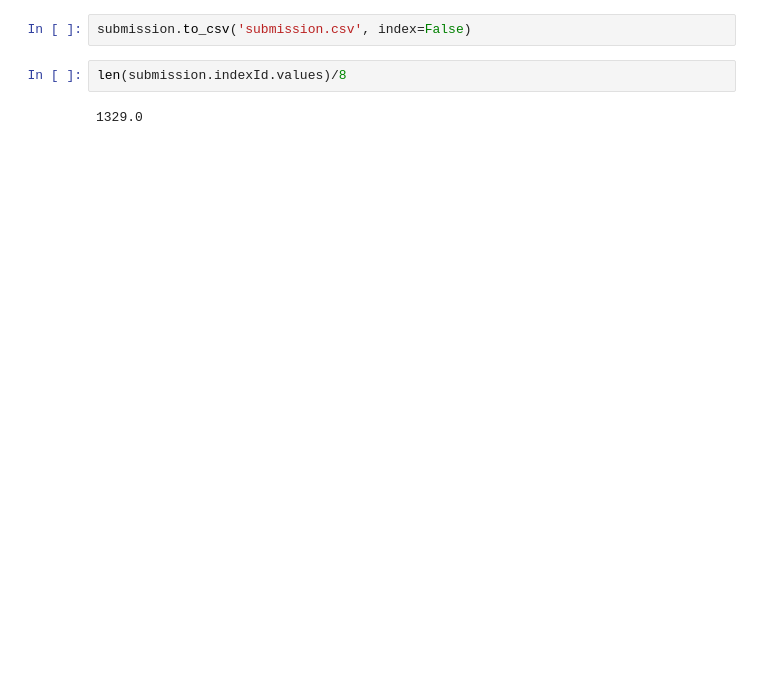
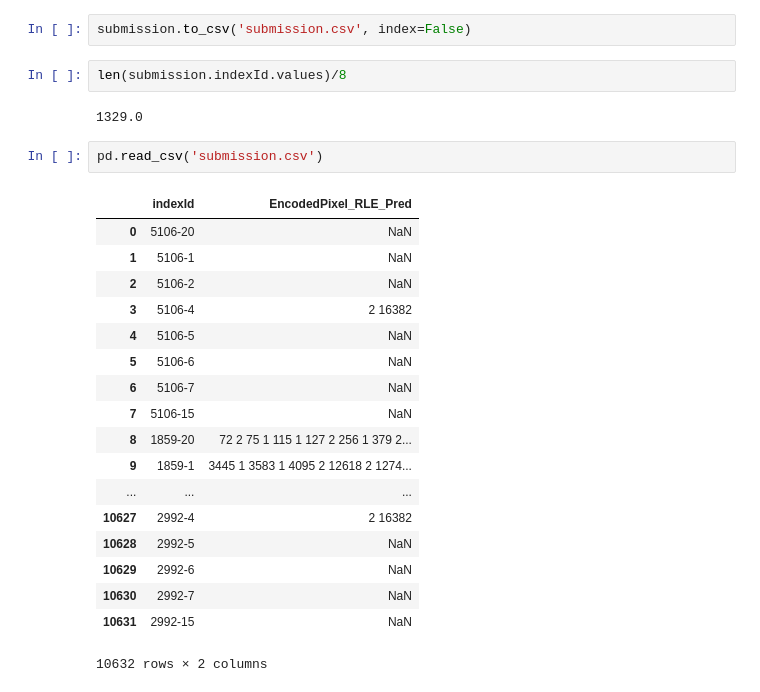
Before and after one commit to PrinceJavier/datos_segmentation, a Jupyter notebook: datos.model_pred.ipynb, the cells around one changed output. Cells and saved outputs as stored; diff of their text form; blank space fills up the shorter version.

```diff
--- a/datos.model_pred.ipynb
+++ b/datos.model_pred.ipynb
@@ -267,3 +296,24 @@ submission.to_csv('submission.csv', index=False)
 len(submission.indexId.values)/8
 # %% [output]
 1329.0
+# %%
+pd.read_csv('submission.csv')
+# %% [output]
+|  | indexId | EncodedPixel_RLE_Pred |
+| 0 | 5106-20 | NaN |
+| 1 | 5106-1 | NaN |
+| 2 | 5106-2 | NaN |
+| 3 | 5106-4 | 2 16382 |
+| 4 | 5106-5 | NaN |
+| 5 | 5106-6 | NaN |
+| 6 | 5106-7 | NaN |
+| 7 | 5106-15 | NaN |
+| 8 | 1859-20 | 72 2 75 1 115 1 127 2 256 1 379 2... |
+| 9 | 1859-1 | 3445 1 3583 1 4095 2 12618 2 1274... |
+| ... | ... | ... |
+| 10627 | 2992-4 | 2 16382 |
+| 10628 | 2992-5 | NaN |
+| 10629 | 2992-6 | NaN |
+| 10630 | 2992-7 | NaN |
+| 10631 | 2992-15 | NaN |
+10632 rows × 2 columns
```
Also changed, not shown: parts of 9 cells of this notebook, 1 other file.
